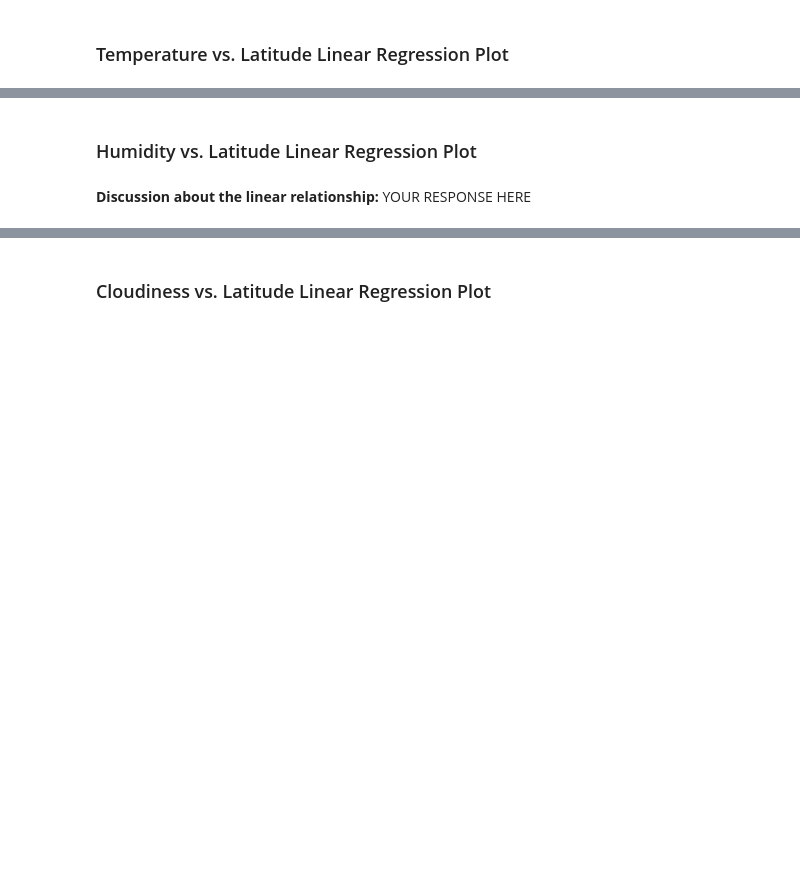
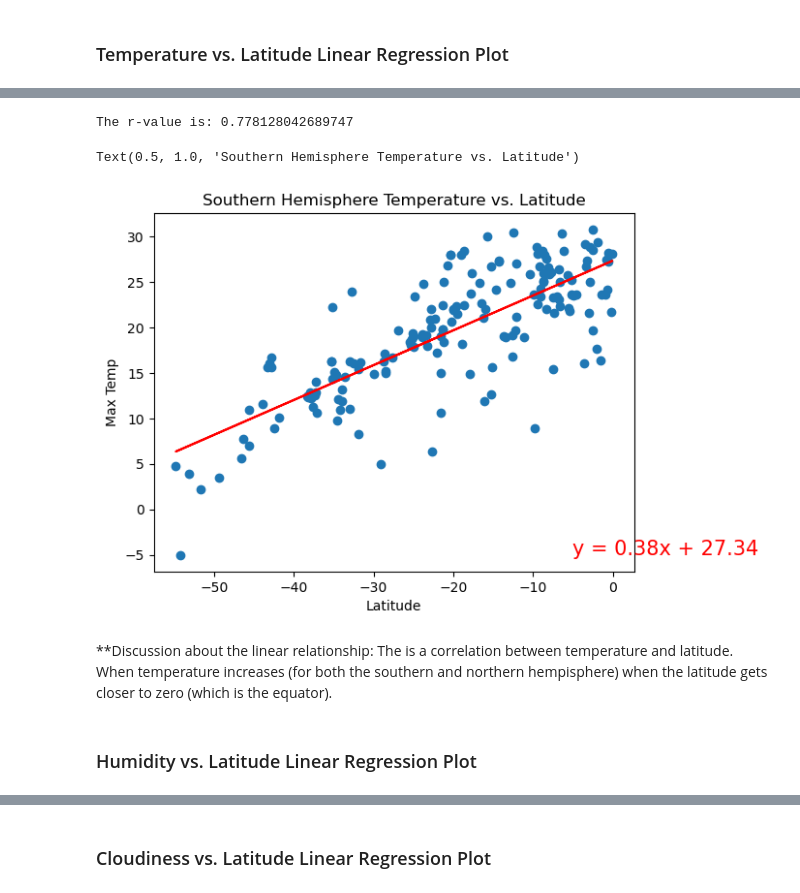
Before and after one commit to gituseraccount1/python-api-challenge, a Jupyter notebook: WeatherPy/WeatherPy.ipynb, the cells around one changed output, grey strips where cells are left out. Drawn from its saved outputs; the diff is of its cells as text; code cells hidden in the pictures; blank space fills up the shorter version.

```diff
--- a/WeatherPy/WeatherPy.ipynb
+++ b/WeatherPy/WeatherPy.ipynb
@@ -322,2 +318,17 @@ The r-value is: -0.6709468760340334
+# %%
+# Linear regression on Southern Hemisphere
+x_val = southern_hemi_df['Lat']
+y_val = southern_hemi_df['Max Temp']
+
+create_linear_reg_plot(x_val, y_val)
+plt.xlabel('Latitude')
+plt.ylabel('Max Temp')
+plt.title('Southern Hemisphere Temperature vs. Latitude')
+# %% [output]
+The r-value is: 0.778128042689747
+Text(0.5, 1.0, 'Southern Hemisphere Temperature vs. Latitude')
+[figure, added]
+# %% [markdown]
+**Discussion about the linear relationship: The is a correlation between temperature and latitude. When temperature increases (for both the southern and northern hempisphere) when the latitude gets closer to zero (which is the equator).
 # %% [markdown]
 ### Humidity vs. Latitude Linear Regression Plot
@@ -332,2 +334,0 @@ The r-value is: -0.6709468760340334
-# %% [markdown]
-**Discussion about the linear relationship:** YOUR RESPONSE HERE
```
Also changed, not shown: parts of 20 cells of this notebook, 2 other files.
